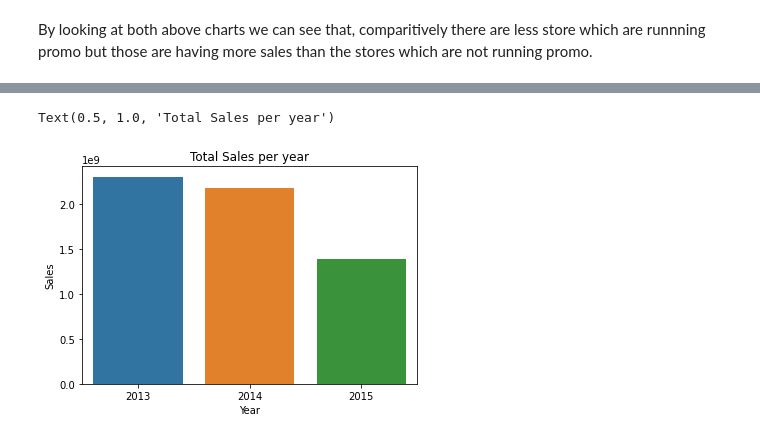
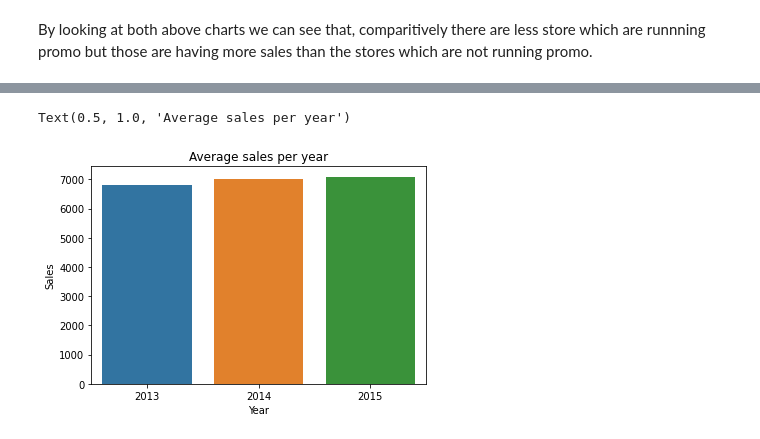
Before and after one commit to pranavdevi28/Rossmann_Sales_Prediction, a Jupyter notebook: Rossmann_Sales_Prediction_Capstone_Project.ipynb, the cells around one changed output, grey strips where cells are left out. Drawn from its saved outputs; the diff is of its cells as text; code cells hidden in the pictures.

```diff
--- a/Rossmann_Sales_Prediction_Capstone_Project.ipynb
+++ b/Rossmann_Sales_Prediction_Capstone_Project.ipynb
@@ -509,7 +535,9 @@ x= final_df.groupby('Year')['Sales'].sum()
 # %%
-sns.barplot(x= x.index, y=x.values)
+sales_YOY= final_df.groupby('Year')['Sales'].mean()
+
+sns.barplot(x= sales_YOY.index, y=sales_YOY.values)
 plt.ylabel('Sales')
-plt.title('Total Sales per year')
+plt.title('Average sales per year')
 # %% [output]
-Text(0.5, 1.0, 'Total Sales per year')
+Text(0.5, 1.0, 'Average sales per year')
-[figure, old version]
+[figure, new version]
```
Also changed, not shown: parts of 19 cells of this notebook.
